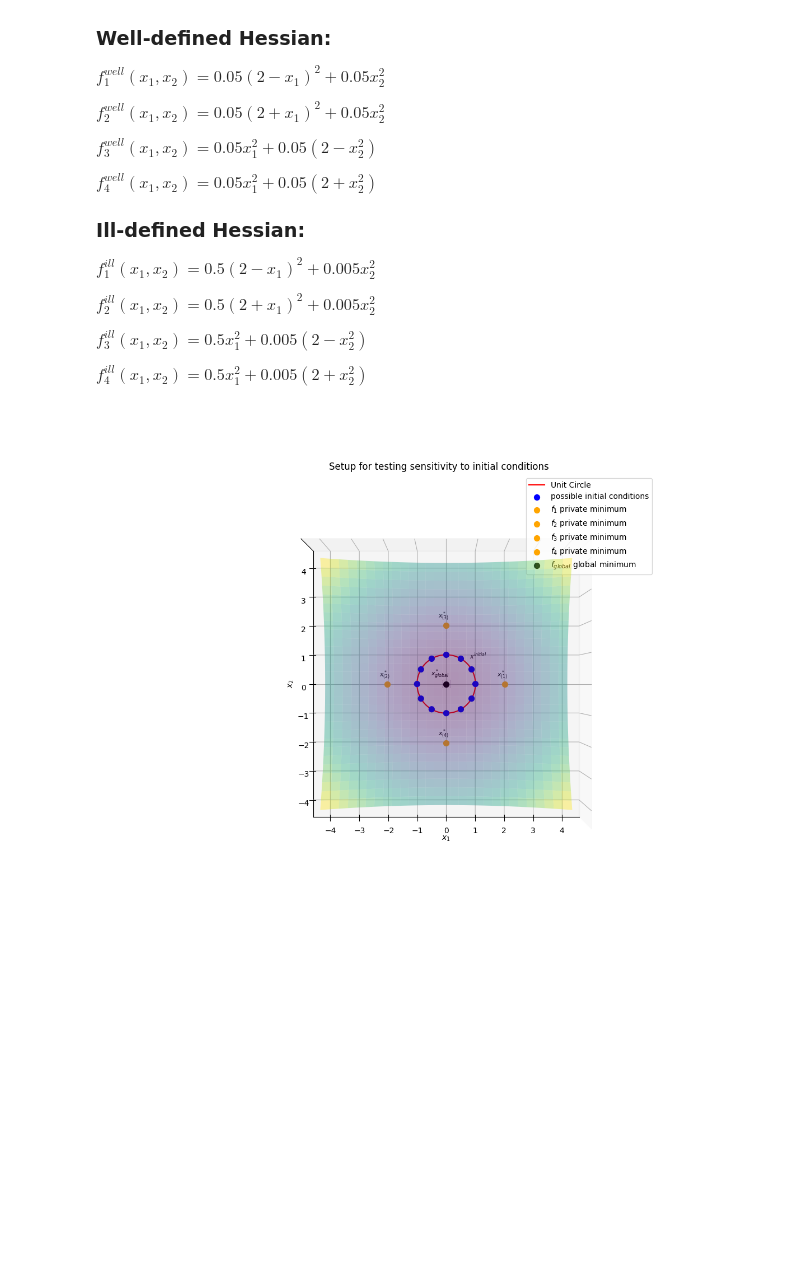
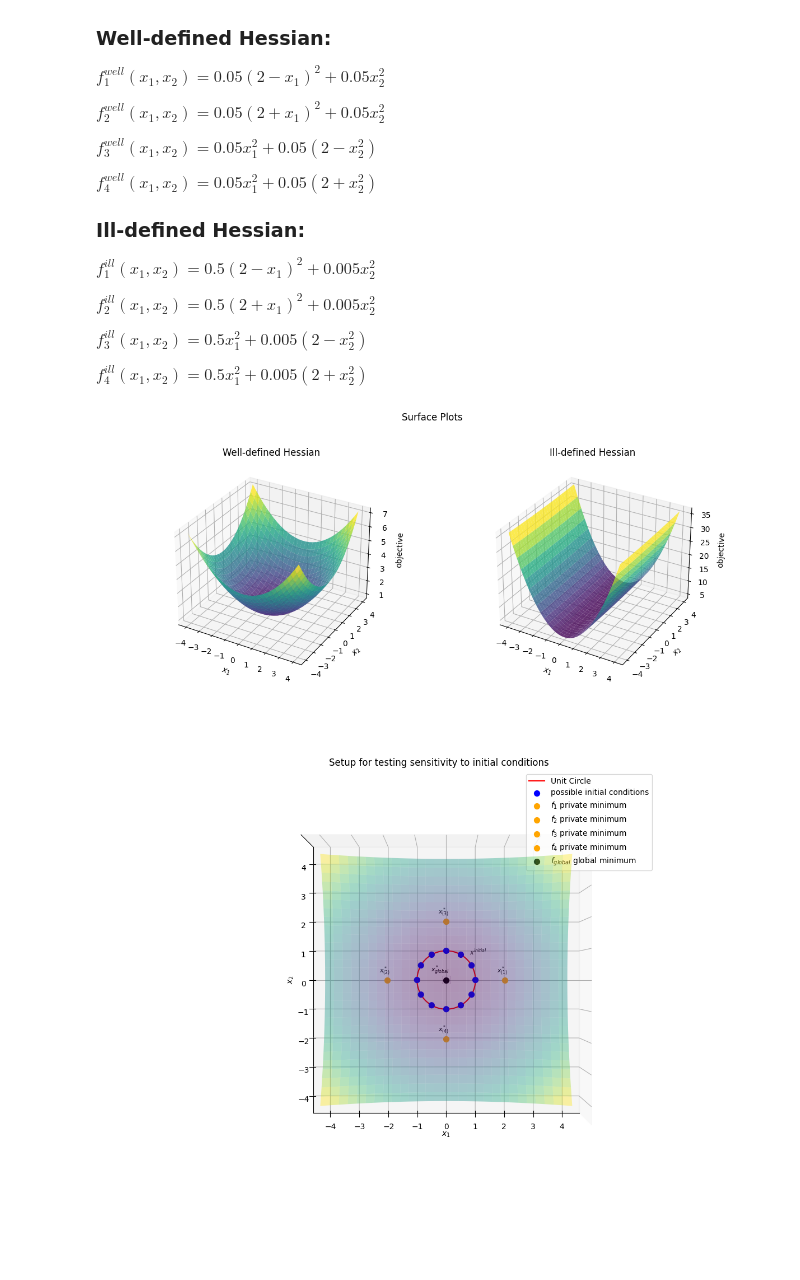
Before and after one commit to AndreiLix/FrODO, a Jupyter notebook: FOLDER_code/impact_InitialConditions.ipynb, the cells around one changed output. Drawn from its saved outputs; the diff is of its cells as text; code cells hidden in the pictures; blank space fills up the shorter version.

```diff
--- a/FOLDER_code/impact_InitialConditions.ipynb
+++ b/FOLDER_code/impact_InitialConditions.ipynb
@@ -74,6 +74,47 @@ def f3_ill(x1, x2):
     return 0.5 * (x1 ** 2) + 0.005 * ((2 - x2) ** 2)
 def f4_ill(x1, x2):
     return 0.5 * (x1 ** 2) + 0.005 * ((2 + x2) ** 2)
+# %%
+import matplotlib.pyplot as plt
+import numpy as np
+
+
+def f_global_well(x1, x2):
+    return 0.05 * ((2 - x1) ** 2) + 0.05 * (x2 ** 2) + 0.05 * ((2 + x1) ** 2) + 0.05 * (x2 ** 2) + 0.05 * (x1 ** 2) + 0.05 * ((2 - x2) ** 2) +  0.05 * (x1 ** 2) + 0.05 * ((2 + x2) ** 2)
+
+def f_global_ill(x1, x2):
+    return 0.5 * ((2 - x1) ** 2) + 0.005 * (x2 ** 2) + 0.5 * ((2 + x1) ** 2) + 0.005 * (x2 ** 2) + 0.5 * (x1 ** 2) + 0.005 * ((2 - x2) ** 2) +  0.5 * (x1 ** 2) + 0.005 * ((2 + x2) ** 2)
+
+# Create the figure and axes with two subplots
+fig, (ax1, ax2) = plt.subplots(1, 2, figsize=(12, 5), subplot_kw={'projection': '3d'})
+fig.suptitle('Surface Plots')
+
+# Plot the surface of Z_well in the first subplot
+X1, X2 = np.meshgrid(np.linspace(-4, 4, 30), np.linspace(-4, 4, 30))
+Z_well = f_global_well(X1, X2)
+ax1.plot_surface(X1, X2, Z_well, rstride=1, cstride=1, alpha=0.8,
+                  cmap='viridis', edgecolor='none')
+ax1.set_title('Well-defined Hessian')
+ax1.set_xlabel("$x_1$")
+ax1.set_ylabel("$x_2$")
+ax1.set_zlabel("objective")
+
+# Plot the surface of Z_ill in the second subplot
+Z_ill = f_global_ill(X1, X2)
+ax2.plot_surface(X1, X2, Z_ill, rstride=1, cstride=1, alpha=0.8,
+                 cmap='viridis', edgecolor='none')
+ax2.set_title('Ill-defined Hessian')
+ax2.set_xlabel("$x_1$")
+ax2.set_ylabel("$x_2$")
+ax2.set_zlabel("objective")
+
+# Adjust layout to prevent overlapping titles
+plt.tight_layout(rect=[0, 0, 1, 0.95])
+
+# Show the plots
+plt.show()
+# %% [output]
+[figure, added]
 # %%
 import numpy as np
 import matplotlib.pyplot as plt
```
Also changed, not shown: parts of 27 cells of this notebook, 2 other files.
